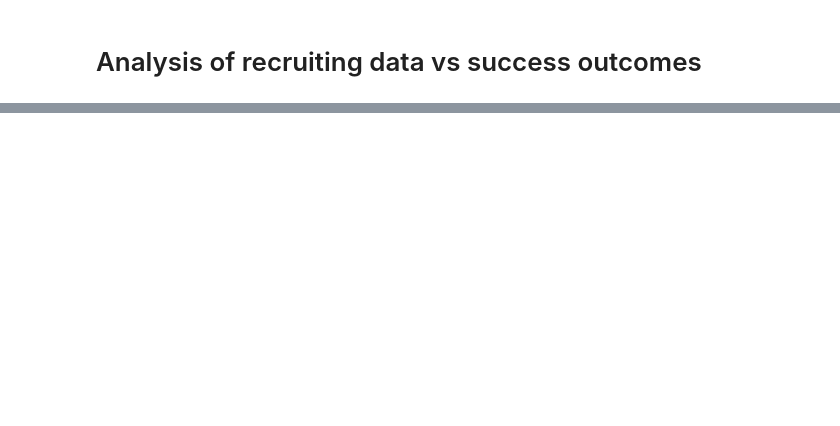
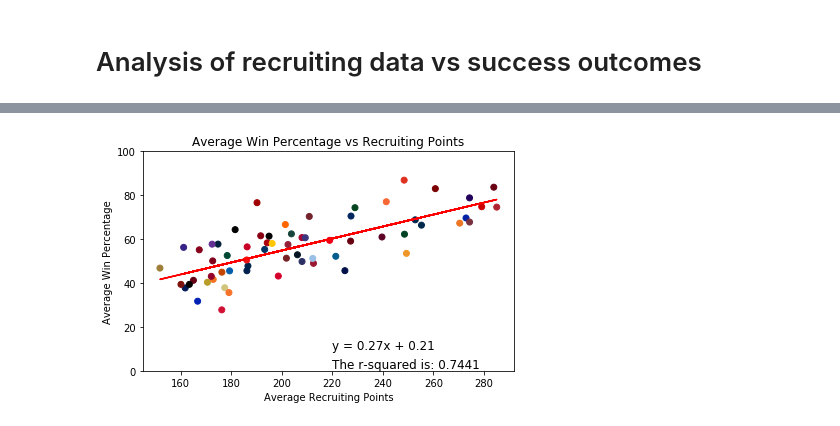
Before and after one commit to bdowd91/Project-1, a Jupyter notebook: recruitingAnalysis.ipynb, the cells around one changed output, grey strips where cells are left out. Cells and saved outputs as stored; diff of their text form; code cells hidden in the pictures; blank space fills up the shorter version.

```diff
--- a/recruitingAnalysis.ipynb
+++ b/recruitingAnalysis.ipynb
@@ -11,9 +9,11 @@ from scipy import stats
 
 fbsRecruitingFrame = pd.read_csv("Data/fbsRecruitingData.csv")
 fbsWinLossFrame = pd.read_csv("Data/fbsWinLossData.csv")
-fbsWinLossFrame = fbsWinLossFrame[['season','team','games','wins','losses','ties']]
+fbsWinLossFrame = fbsWinLossFrame[['season','team','games','wins','losses','ties','color']]
 # %%
 # combine data
-comboFrame = pd.merge(fbsRecruitingFrame,fbsWinLossFrame, on= ['season','team'], how='outer')
-comboFrame.head()
+comboFrame = pd.merge(fbsRecruitingFrame,fbsWinLossFrame, on= ['season','team','color'], how='outer')
+comboFrame = comboFrame[comboFrame['conference'].isin(['ACC','Pac-10','Pac-12','Big Ten','SEC','Big 12'])]
+comboFrame = comboFrame.replace('Pac-10','Pac-12')
+comboFrame.conference.unique()
 # %% [output]
@@ -26,4 +21,3 @@ comboFrame.head()
 # %%
 # create some percentage metrics to normalize data
-comboFrame['winPct'] = comboFrame['wins']/comboFrame['games']
-comboFrame.head()
+comboFrame['winPct'] = comboFrame['wins']/comboFrame['games']*100
@@ -45,0 +24,9 @@ fig.set_figwidth(15)
+# %%
+# get average recruiting rank and win percentage of each team
+groupedTeam = comboFrame.groupby(['team','color'])
+
+groupedStats = pd.DataFrame({'avgPoints':groupedTeam['recruitingPoints'].sum()/groupedTeam['recruitingPoints'].count(),
+                             'avgWinPct':groupedTeam['winPct'].sum()/groupedTeam['winPct'].count()
+                            })
+groupedStats = groupedStats.reset_index()
+groupedStats
@@ -45,0 +47,19 @@ fig.set_figwidth(15)
+# %%
+# create scatter/line plot of average win percentage vs average recruiting points
+xvalues = groupedStats['avgPoints']
+yvalues = groupedStats['avgWinPct']
+(slope, intercept, rvalue, pvalue, stderr) = stats.linregress(xvalues, yvalues)
+regress_values = xvalues * slope + intercept
+line_eq = "y = " + str(round(slope,2)) + "x + " + str(round(intercept,2))
+plt.scatter(xvalues,yvalues,color=groupedStats['color'])
+plt.plot(xvalues,regress_values,"r-")
+plt.annotate(line_eq,(220,10),fontsize=12,color="black")
+plt.annotate(f"The r-squared is: {round(rvalue,4)}",(220,1),fontsize=12,color="black")
+plt.title('Average Win Percentage vs Recruiting Points')
+plt.xlabel('Average Recruiting Points')
+plt.ylabel('Average Win Percentage')
+plt.ylim(0,100)
+plt.tight_layout()
+plt.show()
+# %% [output]
+[figure, added]
```
Also changed, not shown: parts of 7 cells of this notebook, 11 other files.
